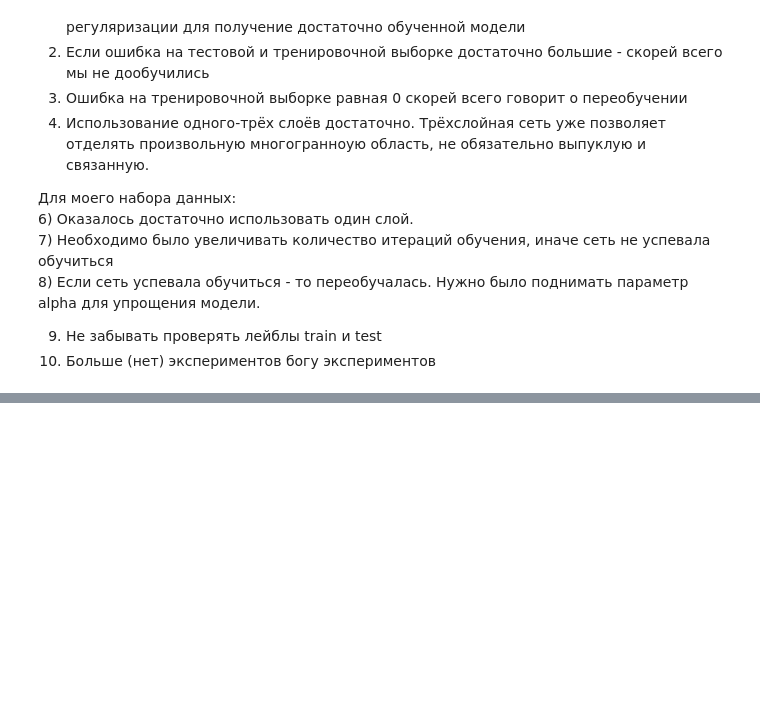
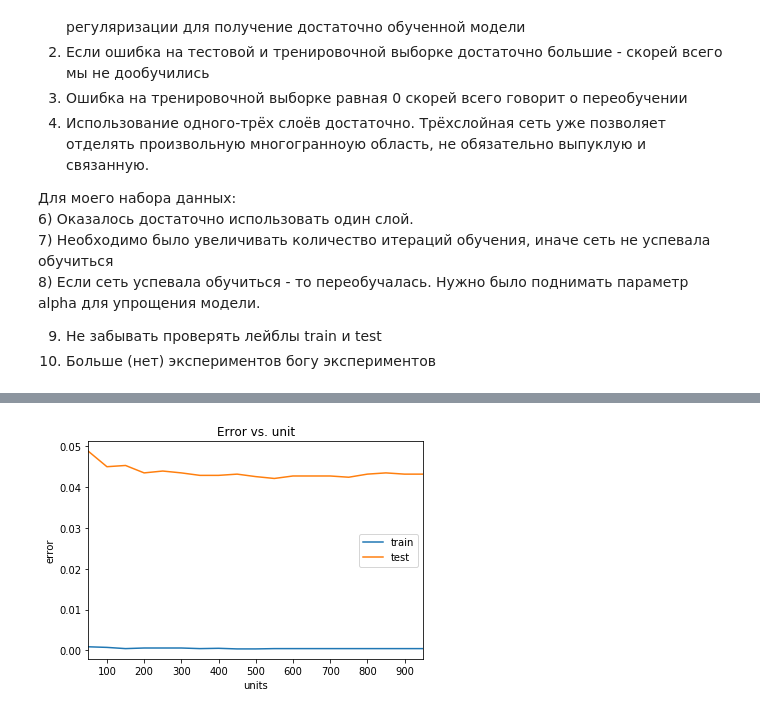
Before and after one commit to Lenferd/Machine-Learning, a Jupyter notebook: L1-dataset_review/letter-recognition-review.ipynb, the cells around one changed output, grey strips where cells are left out. Cells and saved outputs as stored; diff of their text form; code cells hidden in the pictures; blank space fills up the shorter version.

```diff
--- a/L1-dataset_review/letter-recognition-review.ipynb
+++ b/L1-dataset_review/letter-recognition-review.ipynb
@@ -1419,0 +1539,12 @@ pass
+# %%
+estimators_arr = np.arange(50, 1000, 50)
+test_err = []
+train_err = []
+for estimators in estimators_arr:
+    clf = RandomForestClassifier(n_estimators=estimators, max_depth=18, random_state=42)
+    clf.fit(X_train, y_train)
+
+    y_train_pred = clf.predict(X_train)
+    y_test_pred = clf.predict(X_test)
+    train_err.append(np.mean(y_train != y_train_pred))
+    test_err.append(np.mean(y_test != y_test_pred))
@@ -1419,0 +1559,11 @@ pass
+# %%
+plt.plot(estimators_arr, train_err, label = 'train')
+plt.plot(estimators_arr, test_err, label = 'test')
+plt.xlim([np.min(estimators_arr), np.max(estimators_arr)])
+plt.title('Error vs. unit')
+plt.xlabel('units')
+plt.ylabel('error')
+plt.legend()
+pass
+# %% [output]
+[figure, added]
```
Also changed, not shown: parts of 20 cells of this notebook.
